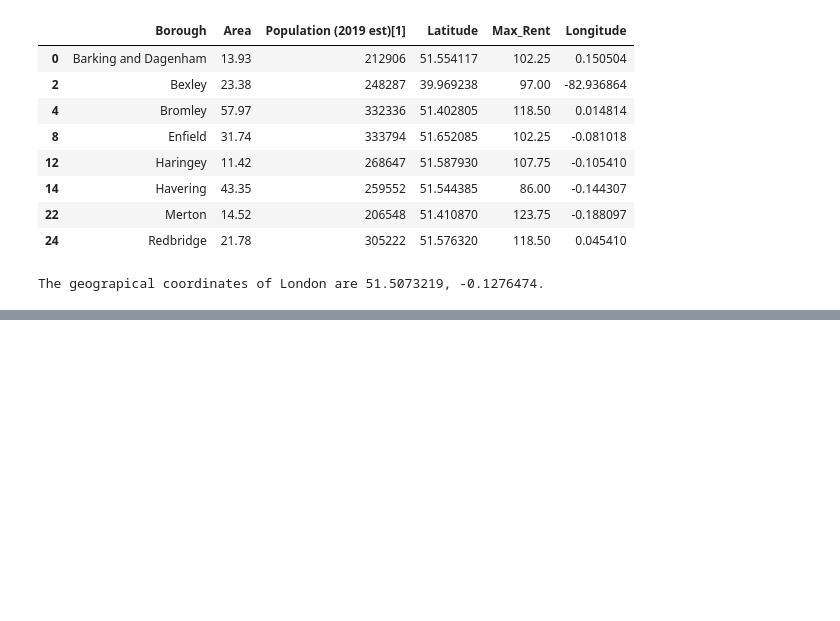
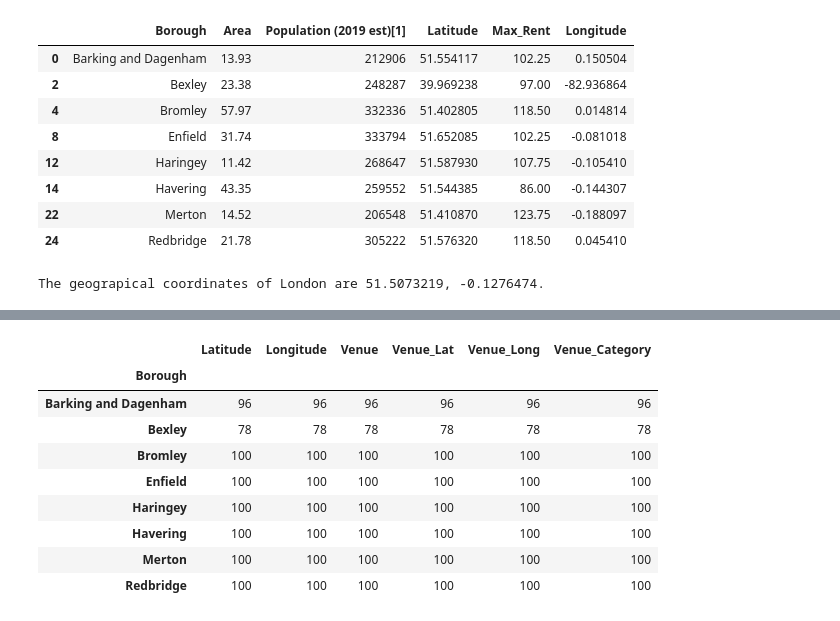
Before and after one commit to jayasreenarayan/Coursera_Capstone, a Jupyter notebook: Untitled.ipynb, the cells around one changed output, grey strips where cells are left out. Saved outputs shown, nothing was run; the diff lists cells and outputs as text; code cells hidden in the pictures; blank space fills up the shorter version.

```diff
--- a/Untitled.ipynb
+++ b/Untitled.ipynb
@@ -132,0 +203,13 @@ Requirement already satisfied: urllib3!=1.25.0,!=1.25.1,<1.26,>=1.21.1 in c:\use
+# %%
+Brgh_Venues.groupby('Borough').count()
+# %% [output]
+|  | Latitude | Longitude | Venue | Venue_Lat | Venue_Long | Venue_Category |
+| Borough |  |  |  |  |  |  |
+| Barking and Dagenham | 96 | 96 | 96 | 96 | 96 | 96 |
+| Bexley | 78 | 78 | 78 | 78 | 78 | 78 |
+| Bromley | 100 | 100 | 100 | 100 | 100 | 100 |
+| Enfield | 100 | 100 | 100 | 100 | 100 | 100 |
+| Haringey | 100 | 100 | 100 | 100 | 100 | 100 |
+| Havering | 100 | 100 | 100 | 100 | 100 | 100 |
+| Merton | 100 | 100 | 100 | 100 | 100 | 100 |
+| Redbridge | 100 | 100 | 100 | 100 | 100 | 100 |
```
Also changed, not shown: parts of 15 cells of this notebook.
